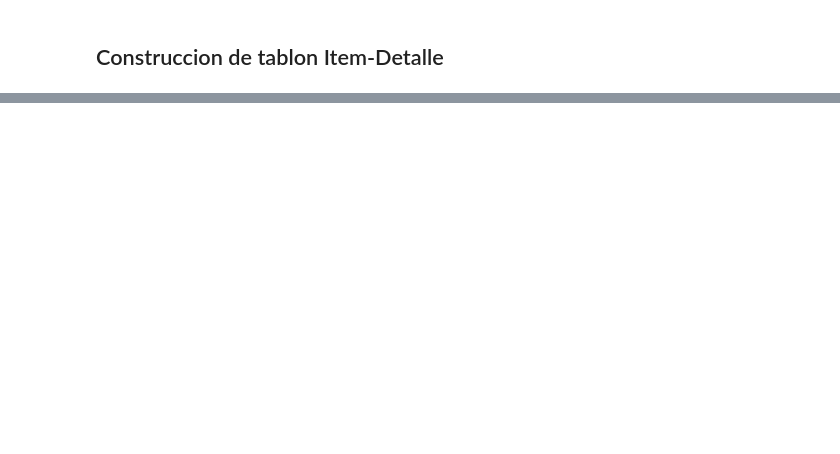
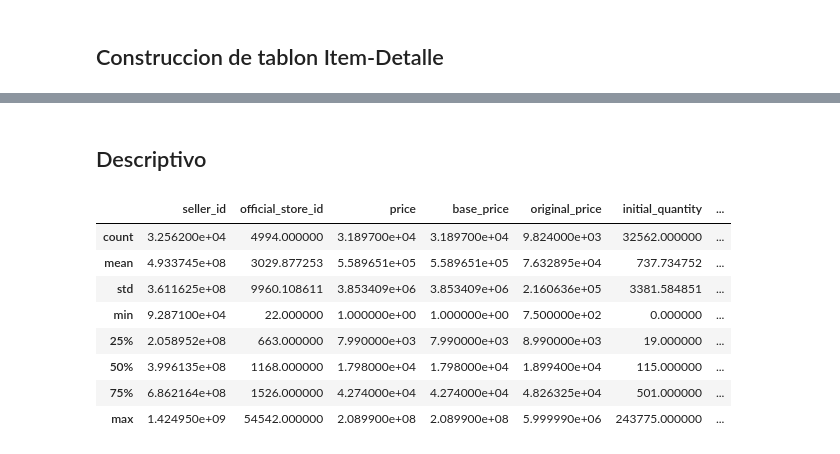
Before and after one commit to ZvonkoVescoviJer/MELI_Challenge, a Jupyter notebook: Code/ChallengueMeli.ipynb, the cells around one changed output, grey strips where cells are left out. Saved outputs shown, nothing was run; the diff lists cells and outputs as text; code cells hidden in the pictures; blank space fills up the shorter version.

```diff
--- a/Code/ChallengueMeli.ipynb
+++ b/Code/ChallengueMeli.ipynb
@@ -74,47 +77,49 @@ pam_categoria   = df_cats['id']
 # %%
 # Declaro Dataframe para cosntruir Tablon
 df_item = pd.DataFrame()
-df_parametro= pd.DataFrame()
+df_parametro = pd.DataFrame()
 
 pam_offset = []
 ##
+
 for i in range(0, offset_, 50):
     pam_offset.append(i)
 pam_offset.append(offset_)
 ##
-start_time = time.time()
+
 df_item=[]
 for cat_id in pam_categoria:
     print(cat_id)
     for offset in pam_offset:
             # Busca en la api por offset y categoria
-            url = f'https://api.mercadolibre.com/sites/'+pais+'/search?category={cat_id}&offset={offset}'
+            url = f'https://api.mercadolibre.com/sites/MLC/search?category={cat_id}&offset={offset}'
             request = requests.get(url)
             items = request.json()
             # Convierte json en Dataframe
+            if not items["results"]:
+                break
+
             df = pd.DataFrame(items["results"])
             df['cat_id']=cat_id
 
 
             for parametro in pam_variable:
+                try:
+                    # Crea un nuevo DataFrame con los datos correspondientes al parametro
+                    df_variable = pd.json_normalize(df[parametro])
+                    df_variable = df_variable.add_prefix(parametro+'_')
 
-                # Crea un nuevo DataFrame con los datos correspondientes al parametro
-                df_variable = pd.json_normalize(df[parametro])
-                df_variable = df_variable.add_prefix(parametro+'_')
+                    # Concatena el nuevo DataFrame al DataFrame existente
+                    df = pd.concat([df, df_variable], axis=1)
+                except :
+                    continue
 
-                # Concatena el nuevo DataFrame al DataFrame existente
-                df = pd.concat([df, df_variable], axis=1)
 
             # Uno base con todos los atributos
-            if len(df_item) > 0:
+            if len(df_item) > 0 :
                 df_item= pd.concat([df_item, df], ignore_index = True)
             else:
                 df_item = df
-end_time = time.time()
-
-total_time = end_time - start_time
-
-print("El ciclo tardó", total_time/60, "minutos en completarse.")
 # %% [output]
 MLC1747
 MLC1512
@@ -197,0 +182,16 @@ Length: 92, dtype: int64
+# %% [markdown]
+## Descriptivo
+# %%
+# Descriptivo Item detalle
+#data.columns
+data.describe()
+# %% [output]
+|  | seller_id | official_store_id | price | base_price | original_price | initial_quantity | ... |
+| count | 3.256200e+04 | 4994.000000 | 3.189700e+04 | 3.189700e+04 | 9.824000e+03 | 32562.000000 | ... |
+| mean | 4.933745e+08 | 3029.877253 | 5.589651e+05 | 5.589651e+05 | 7.632895e+04 | 737.734752 | ... |
+| std | 3.611625e+08 | 9960.108611 | 3.853409e+06 | 3.853409e+06 | 2.160636e+05 | 3381.584851 | ... |
+| min | 9.287100e+04 | 22.000000 | 1.000000e+00 | 1.000000e+00 | 7.500000e+02 | 0.000000 | ... |
+| 25% | 2.058952e+08 | 663.000000 | 7.990000e+03 | 7.990000e+03 | 8.990000e+03 | 19.000000 | ... |
+| 50% | 3.996135e+08 | 1168.000000 | 1.798000e+04 | 1.798000e+04 | 1.899400e+04 | 115.000000 | ... |
+| 75% | 6.862164e+08 | 1526.000000 | 4.274000e+04 | 4.274000e+04 | 4.826325e+04 | 501.000000 | ... |
+| max | 1.424950e+09 | 54542.000000 | 2.089900e+08 | 2.089900e+08 | 5.999990e+06 | 243775.000000 | ... |
```
Also changed, not shown: parts of 28 cells of this notebook, 3 other files.
